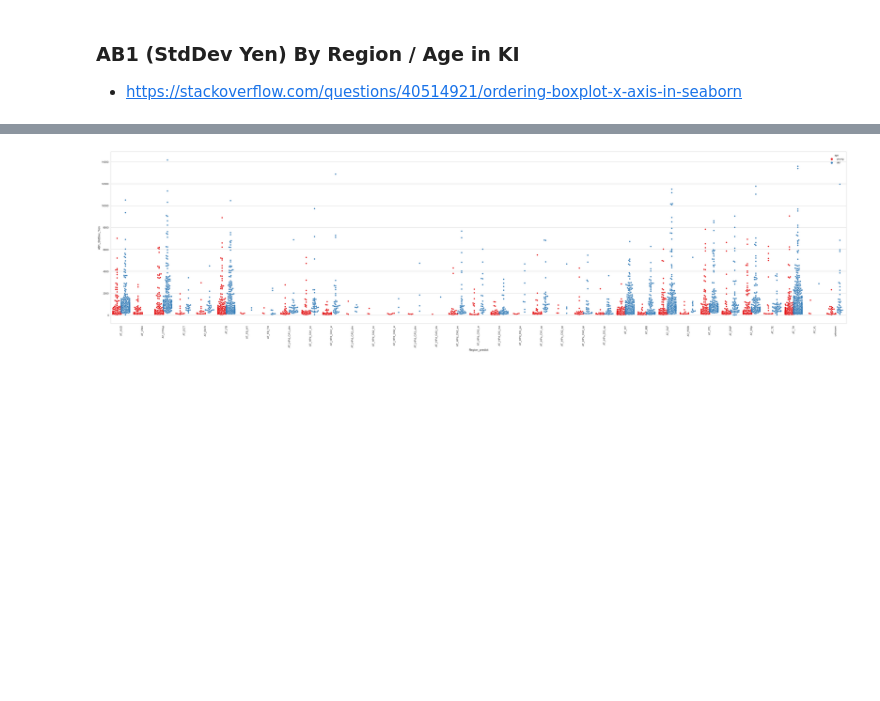
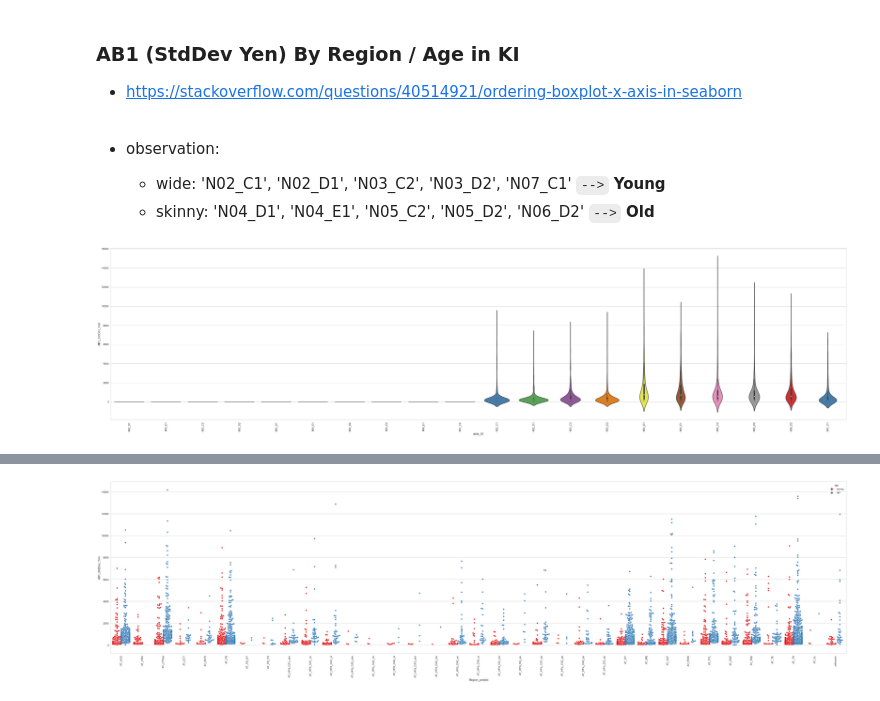
Before and after one commit to tmoerman/alois, a Jupyter notebook: notebooks/02_distribution_plots.ipynb, the cells around one changed output, grey strips where cells are left out. Drawn from its saved outputs; the diff is of its cells as text; code cells hidden in the pictures; blank space fills up the shorter version.

```diff
--- a/notebooks/02_distribution_plots.ipynb
+++ b/notebooks/02_distribution_plots.ipynb
@@ -184,3 +205,18 @@ plt.show()
 ### **AB1 (StdDev Yen) By Region / Age in KI**
 
 * https://stackoverflow.com/questions/40514921/ordering-boxplot-x-axis-in-seaborn
+# %% [markdown]
+* observation:
+
+    * wide: 'N02_C1', 'N02_D1', 'N03_C2', 'N03_D2', 'N07_C1' `-->` **Young**
+    * skinny: 'N04_D1', 'N04_E1', 'N05_C2', 'N05_D2', 'N06_D2' `-->` **Old**
+# %%
+fig, ax = plt.subplots(figsize=(50, 12))
+
+data = full[[YEN, 'slide_ID']]
+g = sns.violinplot(data=data, x='slide_ID', y=YEN, palette="Set1", order=slides)
+g.set_xticklabels(rotation=90, labels=slides)
+
+plt.show()
+# %% [output]
+[figure, added]
```
Also changed, not shown: parts of 22 cells of this notebook, 4 other files.
